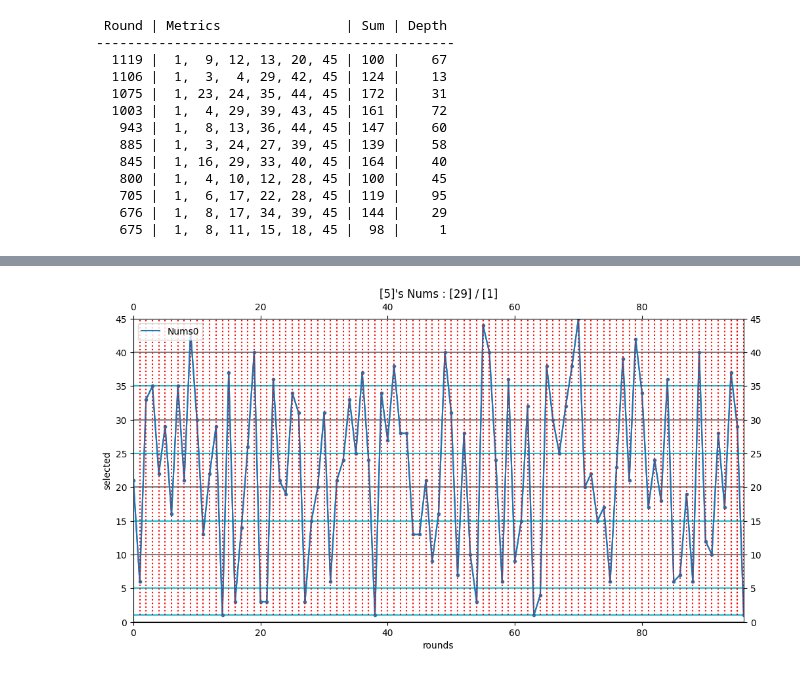
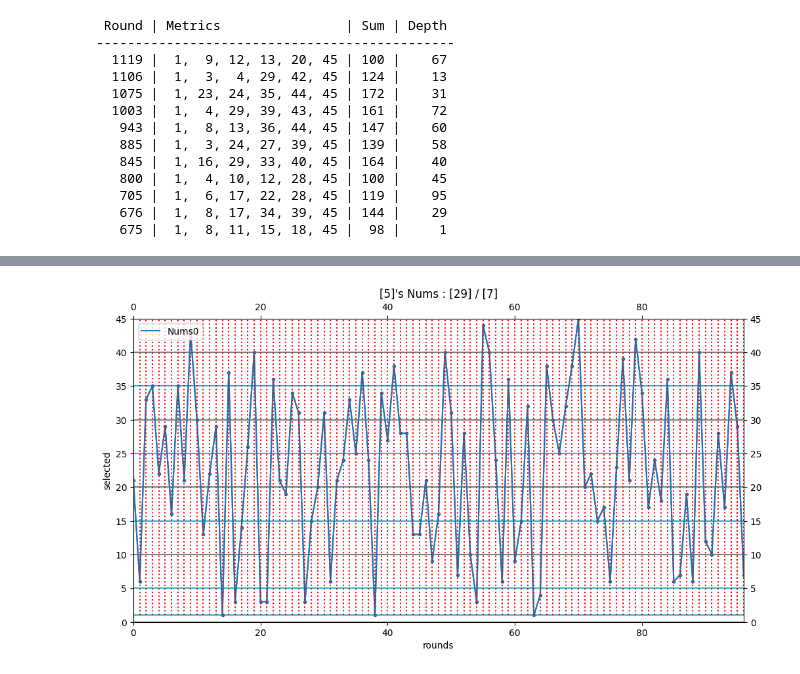
Before and after one commit to swhors/LSTM_Analyze, a Jupyter notebook: foresttrans/memo_re_0818_3.ipynb, the cells around one changed output, grey strips where cells are left out. Drawn from its saved outputs; the diff is of its cells as text; code cells hidden in the pictures.

```diff
--- a/foresttrans/memo_re_0818_3.ipynb
+++ b/foresttrans/memo_re_0818_3.ipynb
@@ -316,7 +316,7 @@ execute this code. [2025-08-21 14:29:31.072734]
 자주 나오는 데이터 [(7, 5), (30, 5), (16, 5), (17, 4), (31, 4), (38, 4), (13, 4), (33, 4), (45, 3), (39, 3), (21, 3), (37, 3), (19, 3), (44, 3), (3, 3), (29, 2), (24, 2), (15, 2), (40, 2), (43, 2), (34, 2), ( ...
 # %%
 row_nums = [2]
-next_nums[row_nums[0]-1] = 7
+next_nums[row_nums[0]-1] = 26
 draw_frequency_v2(row_nums=row_nums, metrics=metrics, next_nums=[next_nums[row_nums[0]-1]])
 print("10단위별 데이터 분포", get_level_count(metrics[row_nums[0]-1], level=10))
 print("5단위별 데이터 분포", get_level_count(metrics[row_nums[0]-1], level=5))
@@ -355,10 +355,10 @@ execute this code. [2025-08-21 14:43:49.112077]
 자주 나오는 데이터 [(26, 5), (12, 4), (33, 4), (40, 4), (37, 4), (13, 4), (9, 4), (28, 3), (19, 3), (8, 3), (44, 3), (7, 3), (6, 3), (16, 3), (24, 3), (31, 3), (5, 3), (25, 3), (22, 2), (38, 2), (32, 2), (34, ...
 # %%
 row_nums = [5]
-next_nums[row_nums[0]-1] = 1
+next_nums[row_nums[0]-1] = 7
 draw_frequency_v2(row_nums=row_nums, metrics=metrics, next_nums=[next_nums[row_nums[0]-1]])
 print("10단위별 데이터 분포", get_level_count(metrics[row_nums[0]-1], level=10))
 print("5단위별 데이터 분포", get_level_count(metrics[row_nums[0]-1], level=5))
 print("자주 나오는 데이터", get_frequency(nums=metrics[row_nums[0]-1], is_desc=True))
 # %% [output]
-[figure, old version]
+[figure, new version]
```
Also changed, not shown: parts of 9 cells of this notebook, 1 other file.
